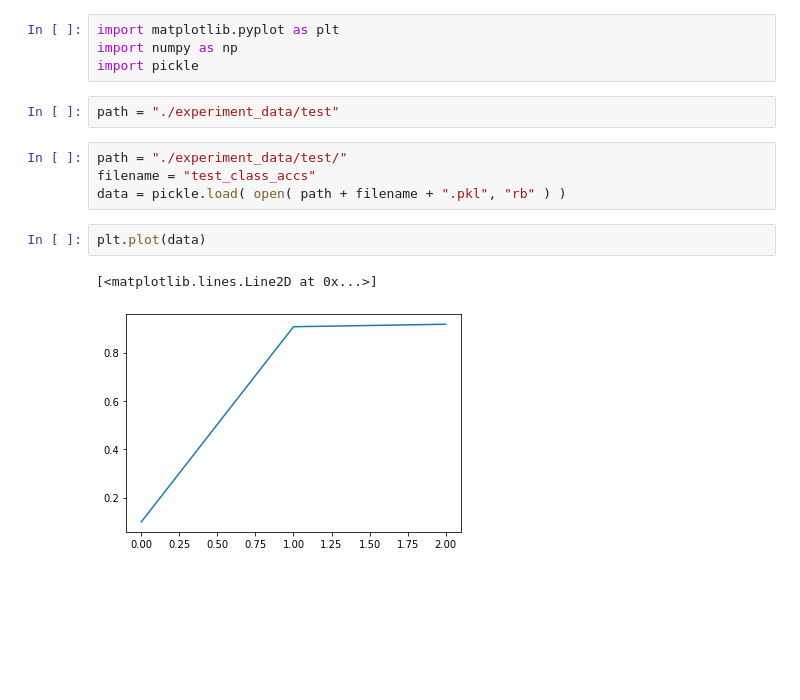
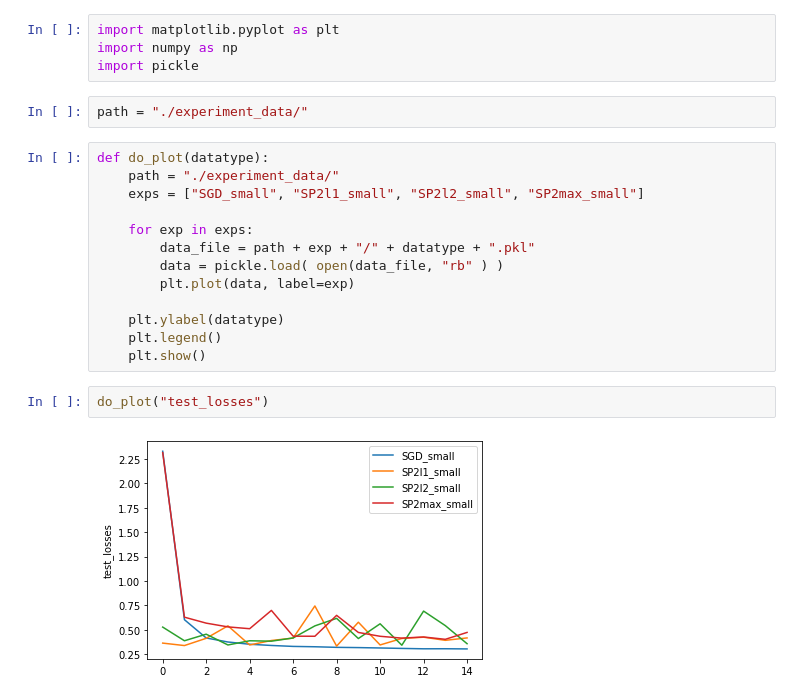
Before and after one commit to wswartworth/sps_optimizers, a Jupyter notebook: Untitled.ipynb, the cells around one changed output. Drawn from its saved outputs; the diff is of its cells as text; blank space fills up the shorter version.

Commit message:
more experiments

```diff
--- a/Untitled.ipynb
+++ b/Untitled.ipynb
@@ -3,13 +3,21 @@ import matplotlib.pyplot as plt
 import numpy as np
 import pickle
 # %%
-path = "./experiment_data/test"
+path = "./experiment_data/"
-# %%
-path = "./experiment_data/test/"
-filename = "test_class_accs"
-data = pickle.load( open( path + filename + ".pkl", "rb" ) )
-# %%
-plt.plot(data)
-# %% [output]
-[<matplotlib.lines.Line2D at 0x...>]
-[figure, removed]
+# %%
+def do_plot(datatype):
+    path = "./experiment_data/"
+    exps = ["SGD_small", "SP2l1_small", "SP2l2_small", "SP2max_small"]
+
+    for exp in exps:
+        data_file = path + exp + "/" + datatype + ".pkl"
+        data = pickle.load( open(data_file, "rb" ) )
+        plt.plot(data, label=exp)
+
+    plt.ylabel(datatype)
+    plt.legend()
+    plt.show()
+# %%
+do_plot("test_losses")
+# %% [output]
+[figure, added]
```
Also changed, not shown: parts of 3 cells of this notebook, 22 other files.
